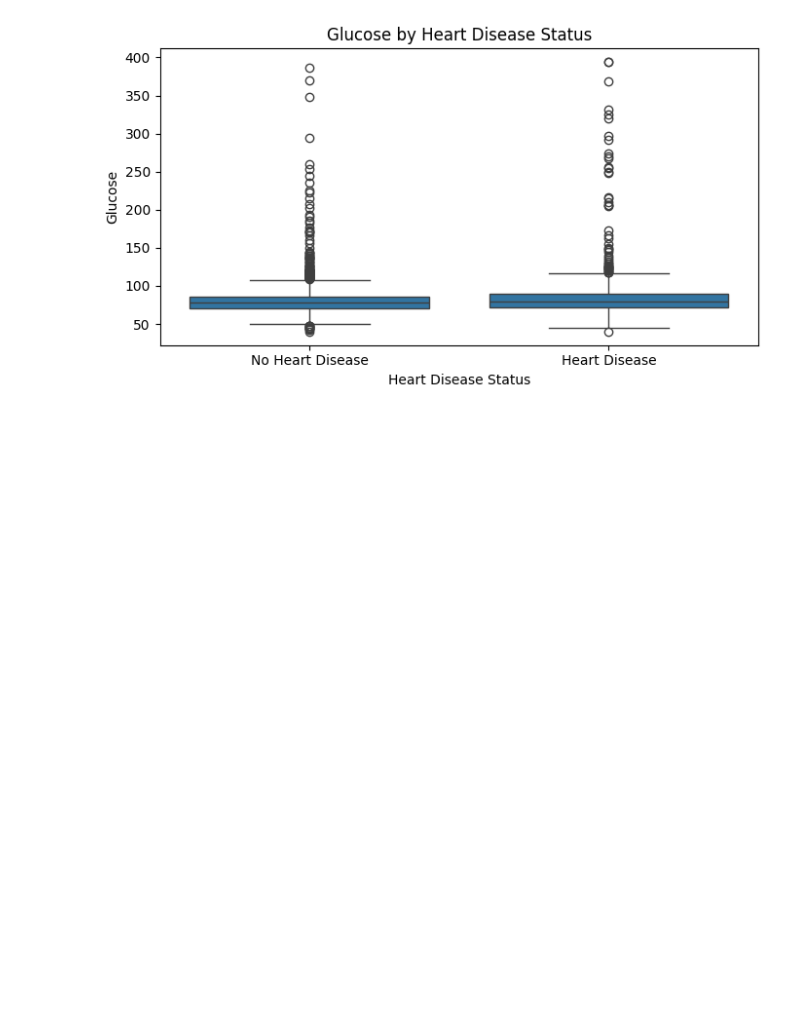
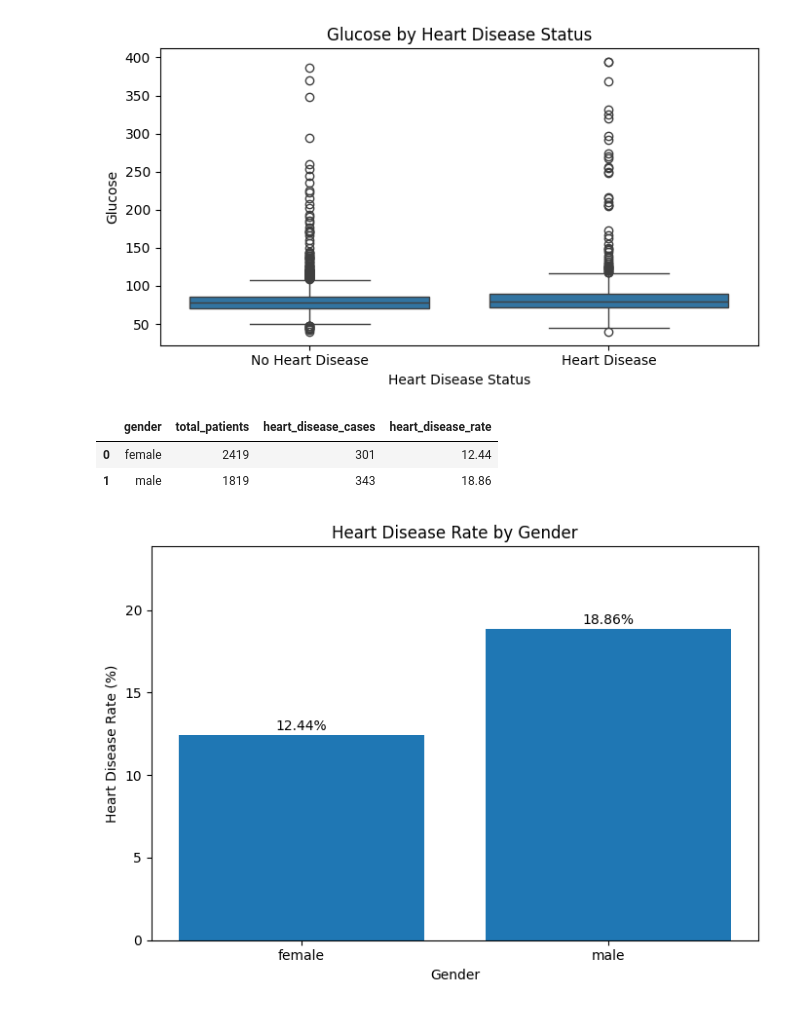
Before and after one commit to SMCodeX7/Heart-Disease-Classification, a Jupyter notebook: notebooks/03-EDA.ipynb, the cells around one changed output. Cells and saved outputs as stored; diff of their text form; code cells hidden in the pictures; blank space fills up the shorter version.

Commit message:
Analyze heart disease rates by gender

```diff
--- a/notebooks/03-EDA.ipynb
+++ b/notebooks/03-EDA.ipynb
@@ -215,3 +215,55 @@ for column in comparison_columns:
 [figure]
 [figure]
 [figure]
+# %%
+gender_analysis = (
+    df.groupby("gender", dropna=False)["heart_disease"]
+    .agg(
+        total_patients="count",
+        heart_disease_cases="sum"
+    )
+    .reset_index()
+)
+
+gender_analysis["heart_disease_rate"] = (
+    gender_analysis["heart_disease_cases"]
+    / gender_analysis["total_patients"]
+    * 100
+).round(2)
+
+display(gender_analysis)
+
+plt.figure(figsize=(7, 5))
+
+bars = plt.bar(
+    gender_analysis["gender"],
+    gender_analysis["heart_disease_rate"]
+)
+
+plt.title("Heart Disease Rate by Gender")
+plt.xlabel("Gender")
+plt.ylabel("Heart Disease Rate (%)")
+
+plt.ylim(
+    0,
+    gender_analysis["heart_disease_rate"].max() + 5
+)
+
+for bar, rate in zip(
+    bars,
+    gender_analysis["heart_disease_rate"]
+):
+    plt.text(
+        bar.get_x() + bar.get_width() / 2,
+        bar.get_height() + 0.3,
+        f"{rate:.2f}%",
+        ha="center"
+    )
+
+plt.tight_layout()
+plt.show()
+# %% [output]
+|  | gender | total_patients | heart_disease_cases | heart_disease_rate |
+| 0 | female | 2419 | 301 | 12.44 |
+| 1 | male | 1819 | 343 | 18.86 |
+[figure, added]
```
